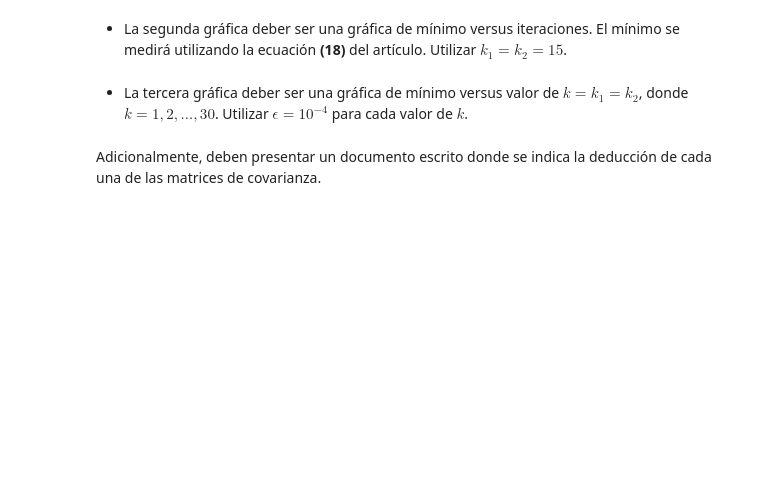
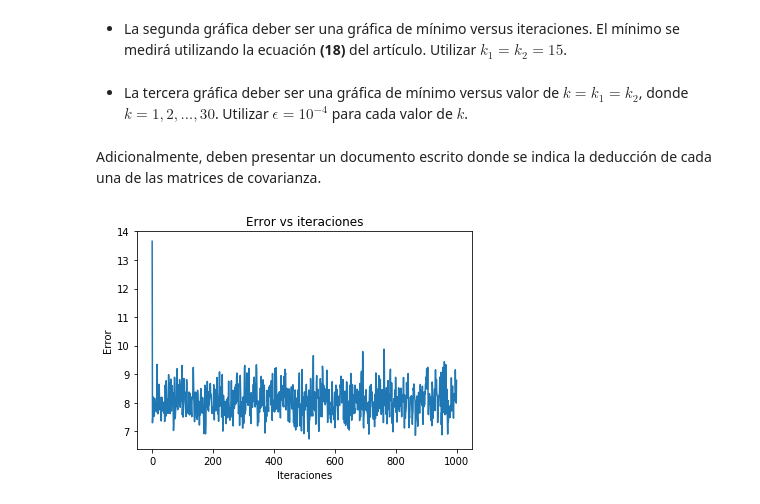
Before and after one commit to jckruz777/Adaptive_Processing, a Jupyter notebook: ExamenFinal/Examen_Final.ipynb, the cells around one changed output. Cells and saved outputs as stored; diff of their text form; code cells hidden in the pictures; blank space fills up the shorter version.

```diff
--- a/ExamenFinal/Examen_Final.ipynb
+++ b/ExamenFinal/Examen_Final.ipynb
@@ -655,16 +695,11 @@ Rwe = Rsx1 - np.matmul(Rsx2, np.matmul(np.transpose(C2), np.matmul(Rtmp, np.matm
 # %%
-eigen_values, eigen_vectors = np.linalg.eig(np.matmul(Rwe, np.matmul(np.linalg.inv(Ree), np.transpose(Rwe))))
-# Ordernar los eigen valores con los correspondiente eigen vectores
-idx = eigen_values.argsort()[::-1]
-eigen_values = eigen_values[idx]
-eigen_vectors = eigen_vectors[:,idx]
-# Utilizar solo los k eigen valores mayores
-eigen_values = eigen_values[:k]
-eigen_vectors = eigen_vectors[:,:k]
+def get_eigen_vectors(Ree, Rve, k_comp):
+    lambda_m = np.matmul(Rve, np.matmul(np.linalg.pinv(Ree), np.transpose(Rve)))
+    eigen_values, eigen_vectors = eigs(lambda_m, k=k_comp, which='LM')
+    eigen_values = eigen_values.real
+    eigen_vectors = eigen_vectors.real
+    # Ordernar los eigen valores con los correspondiente eigen vectores
+    idx = eigen_values.argsort()[::-1]
+    eigen_values = eigen_values[idx]
+    eigen_vectors = eigen_vectors[:,idx]
+    return eigen_vectors, eigen_values
-# %%
-C1_tmp = np.matmul(np.transpose(eigen_vectors), np.matmul(Rwe, np.linalg.inv(Ree)))
-B1_tmp = eigen_vectors
-
-B2_1 = np.matmul(B1_tmp, np.matmul(C1_tmp, Rx1x2))
-B2_2 = np.linalg.inv(np.matmul(C2, np.matmul(Rx2x2, np.transpose(C2))))
-B2_tmp = np.matmul((Rsx2 - B2_1), np.matmul(np.transpose(C2), B2_2))
@@ -670,0 +751,10 @@ B2_tmp = np.matmul((Rsx2 - B2_1), np.matmul(np.transpose(C2), B2_2))
+# %%
+error_res, min_value_res = FC(B1_test, B2_test, C1_test, C2_test, k, max_iter, tolerancia)
+# %%
+plt.title('Error vs iteraciones')
+plt.xlabel('Iteraciones')
+plt.ylabel('Error')
+plt.plot(error_res)
+plt.show()
+# %% [output]
+[figure, added]
```
Also changed, not shown: parts of 13 cells of this notebook.
